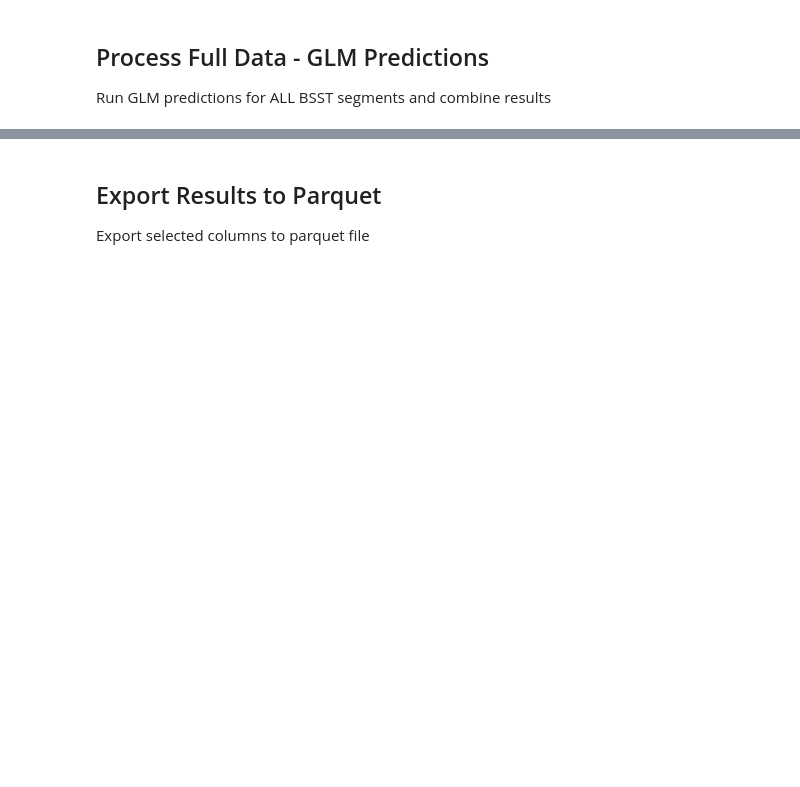
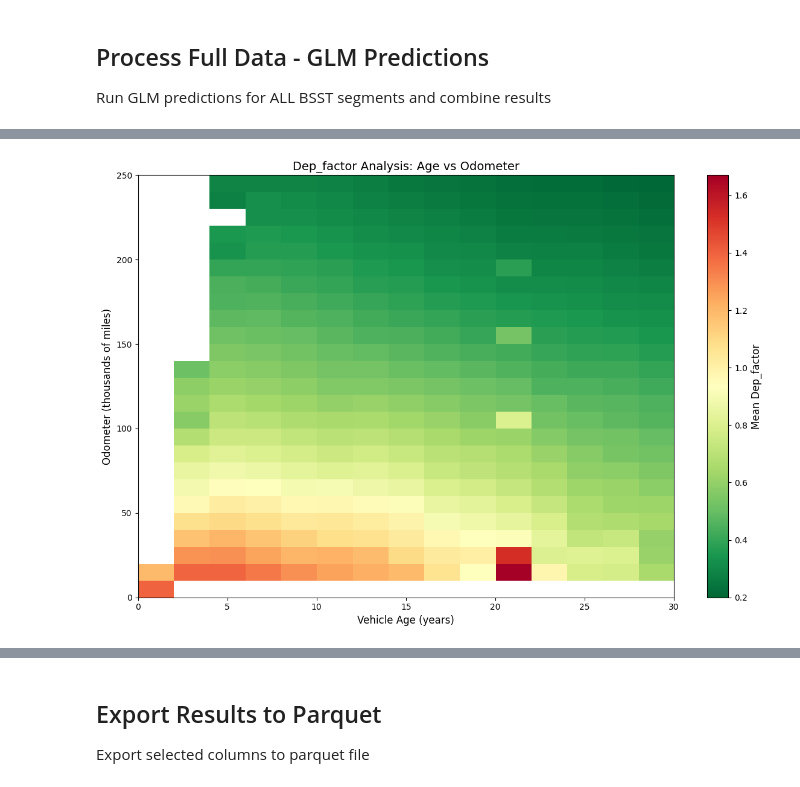
Before and after one commit to axspinnacle/26CF_Dmod_v1, a Jupyter notebook: 2026_calc_offset/calc_offset_v1.ipynb, the cells around one changed output, grey strips where cells are left out. Drawn from its saved outputs; the diff is of its cells as text; code cells hidden in the pictures; blank space fills up the shorter version.

Commit message:
adding updated calc offset

```diff
--- a/2026_calc_offset/calc_offset_v1.ipynb
+++ b/2026_calc_offset/calc_offset_v1.ipynb
@@ -449,0 +599,57 @@ Name: veh_value_dep, dtype: float64
+# %%
+def plot_dep_factor_heatmap(df, age_col='CALC_VEH_AGE', odo_col='cef_est_curr_mi_grp_imps',
+                            dep_col='Dep_factor', title=None):
+    """
+    Plot a 2D heatmap of Dep_factor by Vehicle Age and Odometer.
+    """
+    import matplotlib.pyplot as plt
+    import numpy as np
+    from scipy.stats import binned_statistic_2d
+
+    # Prepare data - convert to float explicitly
+    mask = df[age_col].notna() & df[odo_col].notna() & df[dep_col].notna()
+    age = pd.to_numeric(df.loc[mask, age_col], errors='coerce').astype(float)
+    odo = pd.to_numeric(df.loc[mask, odo_col], errors='coerce').astype(float) / 1000
+    dep = pd.to_numeric(df.loc[mask, dep_col], errors='coerce').astype(float)
+
+    # Remove any remaining NaN after conversion
+    valid = age.notna() & odo.notna() & dep.notna()
+    age, odo, dep = age[valid].values, odo[valid].values, dep[valid].values
+
+    # Define bins
+    age_bins = np.arange(0, 32, 2)
+    odo_bins = np.arange(0, 251, 10)
+
+    # Calculate mean Dep_factor for each bin
+    stat, x_edge, y_edge, _ = binned_statistic_2d(
+        age, odo, dep, statistic='max', bins=[age_bins, odo_bins]
+    )
+
+    # Plot
+    fig, ax = plt.subplots(figsize=(12, 8))
+    im = ax.imshow(stat.T, origin='lower', aspect='auto', cmap='RdYlGn_r',
+                   extent=[age_bins[0], age_bins[-1], odo_bins[0], odo_bins[-1]],
+                   vmin=0.2, vmax=max(1.0, dep.max()) )
+
+    ax.set_xlabel('Vehicle Age (years)', fontsize=12)
+    ax.set_ylabel('Odometer (thousands of miles)', fontsize=12)
+    ax.set_title(title or f'Mean {dep_col} by Vehicle Age and Odometer', fontsize=14)
+
+    cbar = plt.colorbar(im, ax=ax)
+    cbar.set_label(f'Mean {dep_col}', fontsize=12)
+
+    # try:
+    #     ax.contour(stat.T, levels=[1.0], colors='black', linestyles='--',
+    #                extent=[age_bins[0], age_bins[-1], odo_bins[0], odo_bins[-1]])
+    #     ax.text(0.02, 0.98, '--- Dep_factor = 1.0', transform=ax.transAxes,
+    #             fontsize=10, verticalalignment='top')
+    # except:
+    #     pass
+
+    plt.tight_layout()
+    plt.show()
+
+# Usage:
+plot_dep_factor_heatmap(df, title='Dep_factor Analysis: Age vs Odometer')
+# %% [output]
+[figure, added]
```
Also changed, not shown: parts of 31 cells of this notebook, 1 other file.
